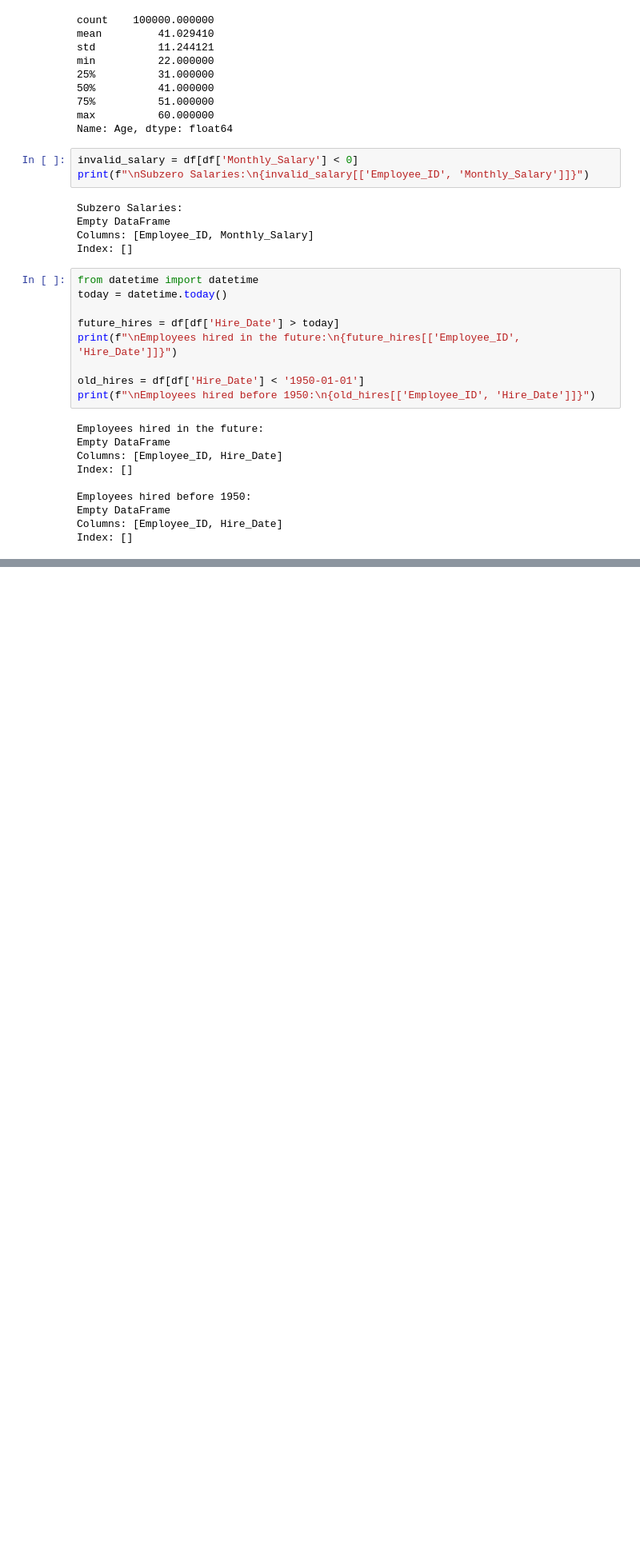
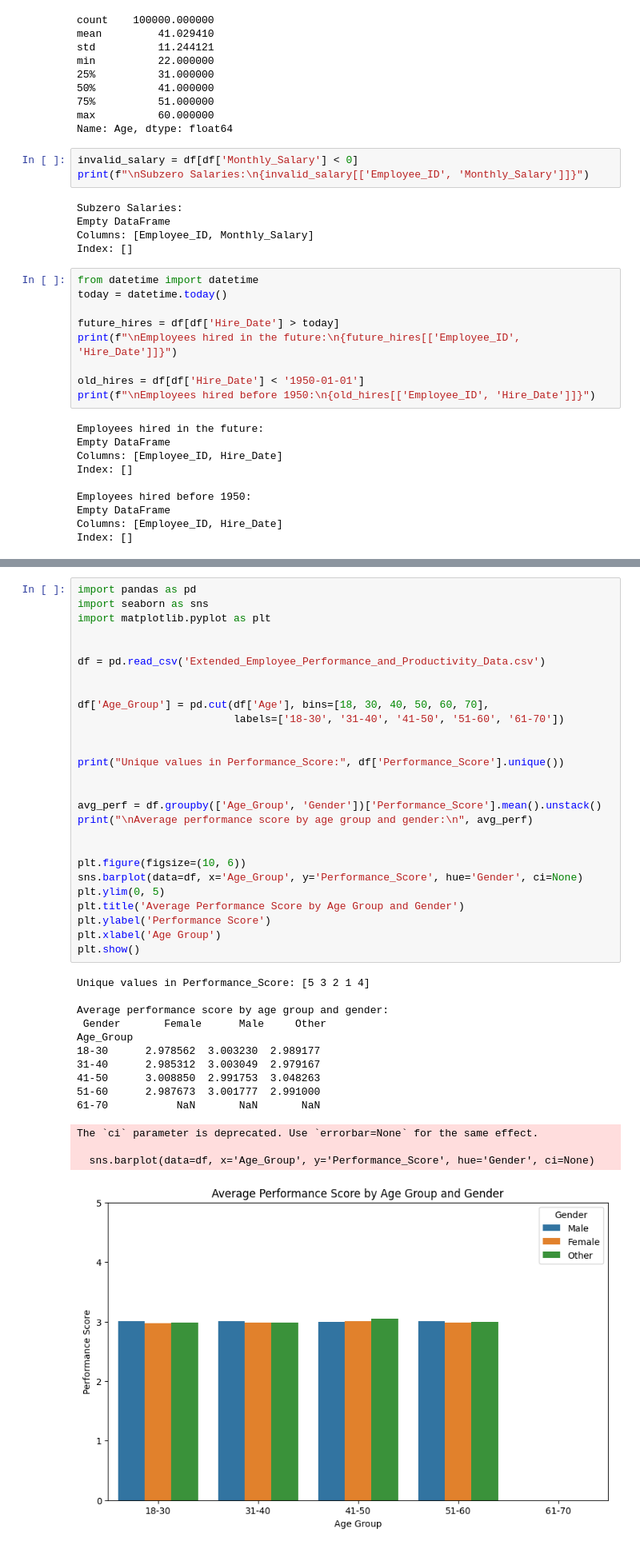
Before and after one commit to melo4yxa77796/EmployeeProductivityAnalysis, a Jupyter notebook: employee.ipynb, the cells around one changed output, grey strips where cells are left out. Shown: that part at 80% size. Cells and saved outputs as stored; diff of their text form; blank space fills up the shorter version.

```diff
--- a/employee.ipynb
+++ b/employee.ipynb
@@ -147,0 +201,42 @@ print(df['Department'].unique())
+# %%
+import pandas as pd
+import seaborn as sns
+import matplotlib.pyplot as plt
+
+
+df = pd.read_csv('Extended_Employee_Performance_and_Productivity_Data.csv')
+
+
+df['Age_Group'] = pd.cut(df['Age'], bins=[18, 30, 40, 50, 60, 70],
+                         labels=['18-30', '31-40', '41-50', '51-60', '61-70'])
+
+
+print("Unique values in Performance_Score:", df['Performance_Score'].unique())
+
+
+avg_perf = df.groupby(['Age_Group', 'Gender'])['Performance_Score'].mean().unstack()
+print("\nAverage performance score by age group and gender:\n", avg_perf)
+
+
+plt.figure(figsize=(10, 6))
+sns.barplot(data=df, x='Age_Group', y='Performance_Score', hue='Gender', ci=None)
+plt.ylim(0, 5)
+plt.title('Average Performance Score by Age Group and Gender')
+plt.ylabel('Performance Score')
+plt.xlabel('Age Group')
+plt.show()
+# %% [output]
+Unique values in Performance_Score: [5 3 2 1 4]
+
+Average performance score by age group and gender:
+ Gender       Female      Male     Other
+Age_Group
+18-30      2.978562  3.003230  2.989177
+31-40      2.985312  3.003049  2.979167
+41-50      3.008850  2.991753  3.048263
+51-60      2.987673  3.001777  2.991000
+61-70           NaN       NaN       NaN
+The `ci` parameter is deprecated. Use `errorbar=None` for the same effect.
+
+  sns.barplot(data=df, x='Age_Group', y='Performance_Score', hue='Gender', ci=None)
+[figure, added]
```
Also changed, not shown: parts of 3 cells of this notebook, 2 other files.
